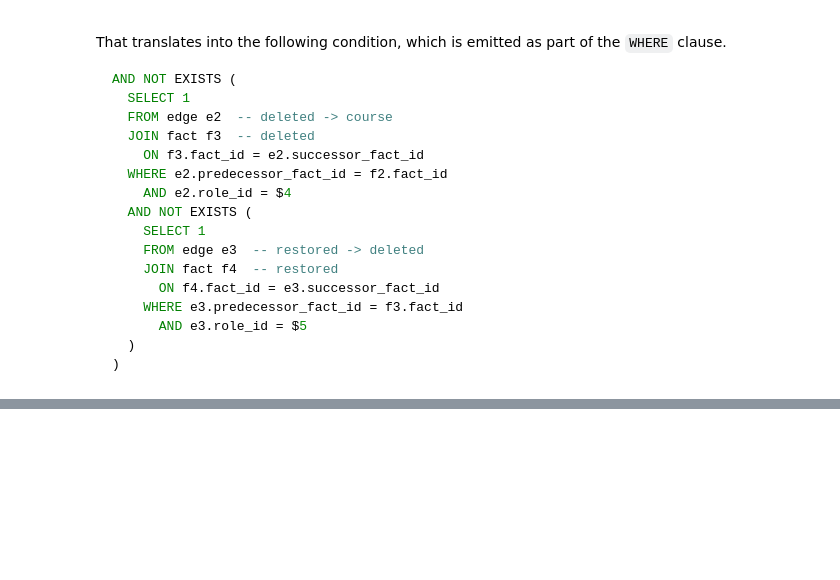
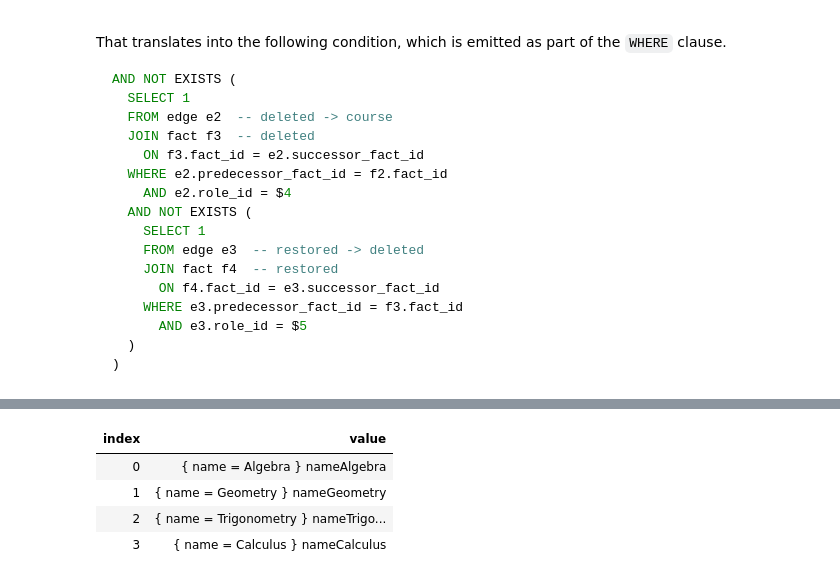
Before and after one commit to jinaga/jinaga-server, a Jupyter notebook: docs/sql/SQL Generation.ipynb, the cells around one changed output, grey strips where cells are left out. Saved outputs shown, nothing was run; the diff lists cells and outputs as text; code cells hidden in the pictures; blank space fills up the shorter version.

```diff
--- a/docs/sql/SQL Generation.ipynb
+++ b/docs/sql/SQL Generation.ipynb
@@ -678,0 +828,10 @@ AND NOT EXISTS (
+# %%
+var names = await j.Query(lps, namesOfCourses);
+
+names
+# %% [output]
+| index | value |
+| 0 | { name = Algebra } nameAlgebra |
+| 1 | { name = Geometry } nameGeometry |
+| 2 | { name = Trigonometry } nameTrigo... |
+| 3 | { name = Calculus } nameCalculus |
```
Also changed, not shown: parts of 19 cells of this notebook.
